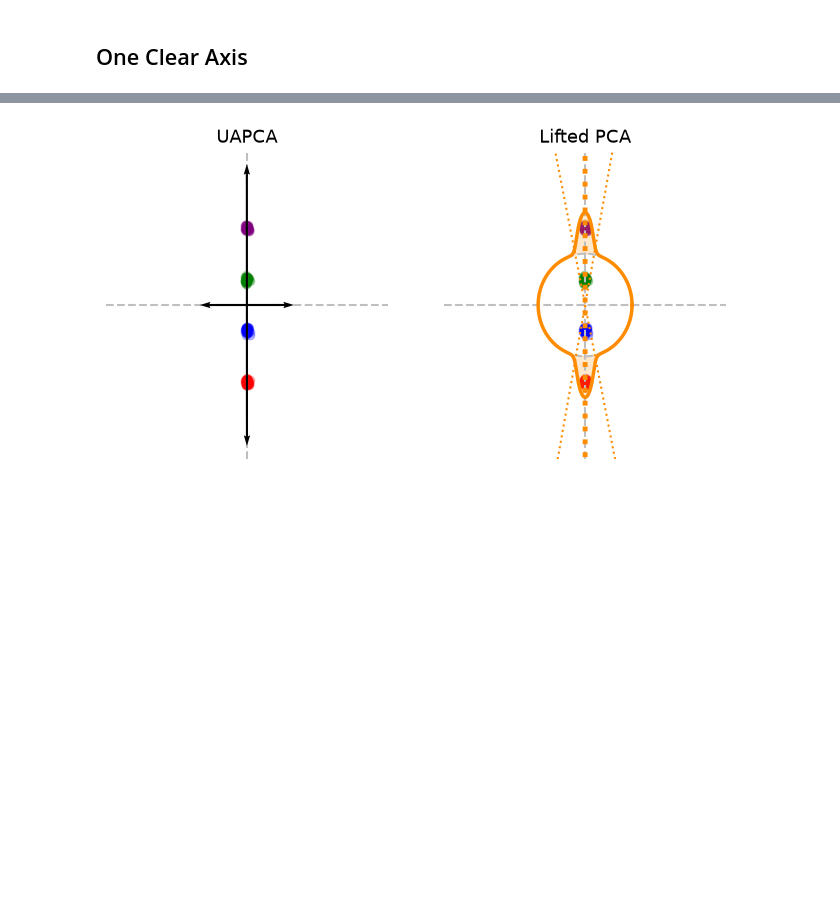
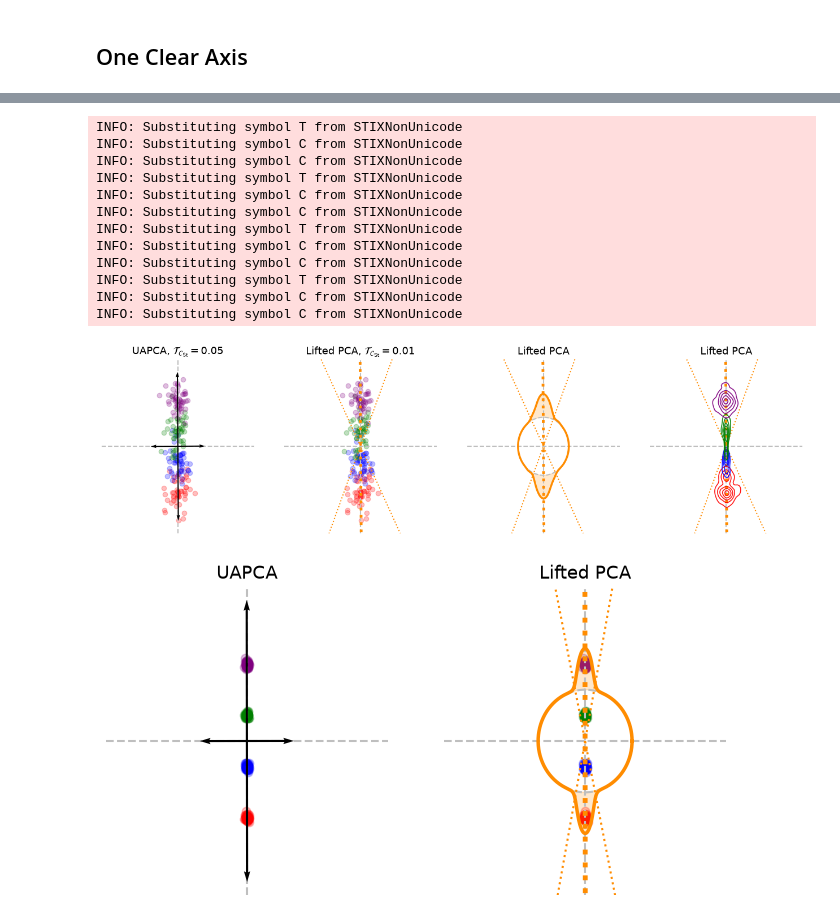
Before and after one commit to clbonet/Lifting_PCA_Wasserstein_Space, a Jupyter notebook: xp_2d.ipynb, the cells around one changed output, grey strips where cells are left out. Saved outputs shown, nothing was run; the diff lists cells and outputs as text; code cells hidden in the pictures; blank space fills up the shorter version.

```diff
--- a/xp_2d.ipynb
+++ b/xp_2d.ipynb
@@ -180,3 +155,29 @@ INFO: Substituting symbol C from STIXNonUnicode
+# %%
+fig, axes = plt.subplots(1, 4, figsize=(16, 4))
+
+get_plot_uapca(samples, ax=axes[0], xmin=-3, xmax=3, ymin=-3, ymax=3, colors=colors, value_barycenter=True)
+get_plot_lifted_pca(samples, ax=axes[1], xmin=-3, xmax=3, ymin=-3, ymax=3, colors=colors, plot_circle=False, value_barycenter=True, n_samples=500)
+get_plot_lifted_pca(samples, ax=axes[2], xmin=-3, xmax=3, ymin=-3, ymax=3, colors=colors, plot_samples=False, n_samples=500)
+get_plot_lifted_pca(samples, ax=axes[3], xmin=-3, xmax=3, ymin=-3, ymax=3, colors=colors, plot_samples=False, plot_circle=False,
+                    n_samples=500, plot_kde_projs=True)
+
+# plt.savefig("./Figures/Comparison_LiftedPCA_vs_UAPCA_one_direction.pdf", format="pdf", bbox_inches="tight")
+
+plt.show()
+# %% [output]
+INFO: Substituting symbol T from STIXNonUnicode
+INFO: Substituting symbol C from STIXNonUnicode
+INFO: Substituting symbol C from STIXNonUnicode
+INFO: Substituting symbol T from STIXNonUnicode
+INFO: Substituting symbol C from STIXNonUnicode
+INFO: Substituting symbol C from STIXNonUnicode
+INFO: Substituting symbol T from STIXNonUnicode
+INFO: Substituting symbol C from STIXNonUnicode
+INFO: Substituting symbol C from STIXNonUnicode
+INFO: Substituting symbol T from STIXNonUnicode
+INFO: Substituting symbol C from STIXNonUnicode
+INFO: Substituting symbol C from STIXNonUnicode
+[figure, added]
 # %%
 m1, m2, m3, m4 = [0, -2], [0, -1], [0, 0], [0, 1]
 means = torch.tensor([m1, m2, m3, m4])
```
Also changed, not shown: parts of 11 cells of this notebook, 4 other files.
